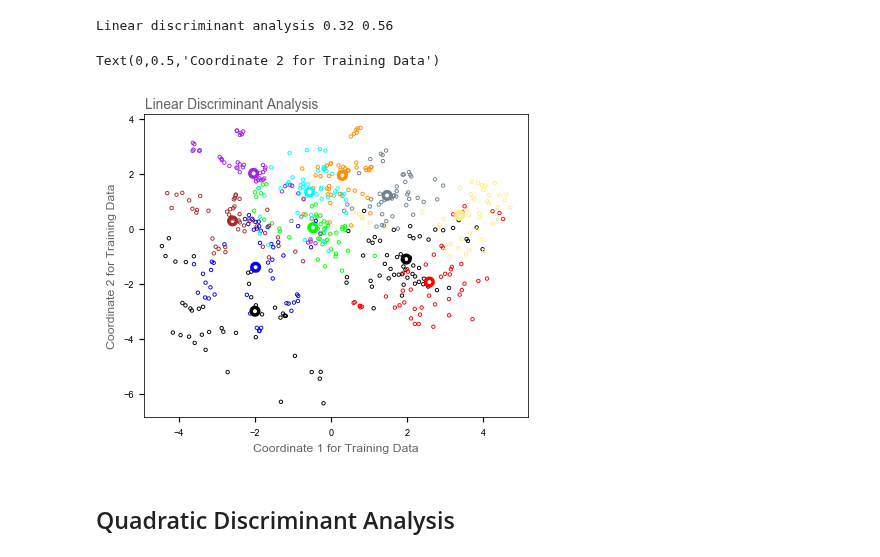
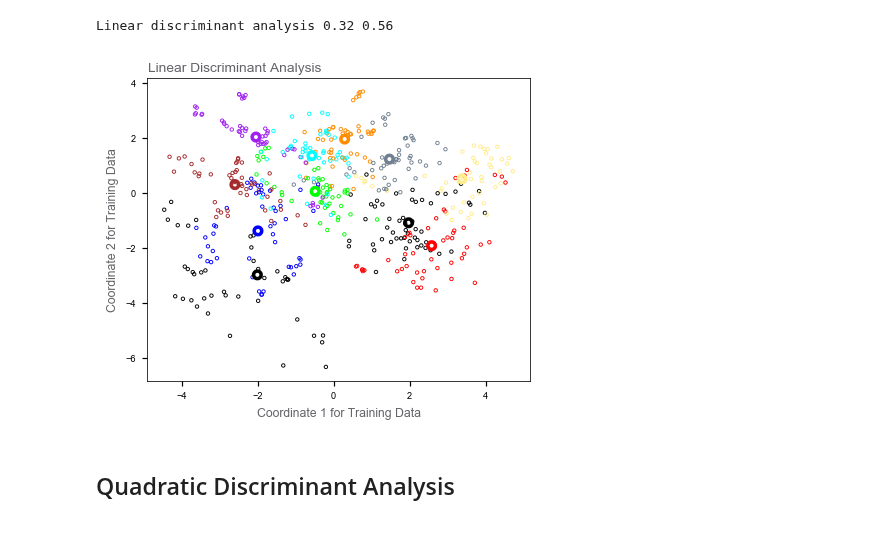
Before and after one commit to empathy87/The-Elements-of-Statistical-Learning-Python-Notebooks, a Jupyter notebook: examples/Vowel.ipynb, the cells around one changed output. Cells and saved outputs as stored; diff of their text form; code cells hidden in the pictures.

```diff
--- a/examples/Vowel.ipynb
+++ b/examples/Vowel.ipynb
@@ -63,30 +101,29 @@ Linear discriminant analysis 0.32 0.56
 # %%
 # PAGE 107. Figure 4.4. A two-dimensional plot of the vowel training data. There are
 #           eleven classes with X in R^10, and this is the best view in terms of LDA model
 #           (Section 4.3.3). The heavy circles are the projected means vectors for each
 #           classes. The class overlap is considerable.
 X_r = lda.transform(X_train)
 means = lda.transform(lda.means_)
 
 # configure plot font family to Arial
 plt.rcParams['font.family'] = 'Arial'
 plt.rcParams['axes.linewidth'] = 0.5
-GRAY4 = '#646369'
+BLUE, ORANGE, GRAY1, GRAY4 = '#57B5E8', '#E69E00', '#231F20', '#646369'
 colors = np.array(['#000000', '#0000FF', '#A52A2A', '#A020F0', '#FF8C00', '#00FFFF',
                    '#708090', '#FFEC8B', '#000000', '#FF0000', '#00FF00'])
 fig, ax1 = plt.subplots(figsize=(4.5, 3.65), dpi=110)
 ax1.scatter(X_r[:, 0], X_r[:, 1], facecolors='none', edgecolors=colors[y_train],
             s=5, linewidth=0.6)
 ax1.scatter(means[:, 0], means[:, 1], facecolors='none', edgecolors=colors,
             s=5, linewidth=5)
 for i in ax1.get_yticklabels() + ax1.get_xticklabels():
     i.set_fontsize(6)
 ax1.text(-4.89, 4.4, 'Linear Discriminant Analysis', color=GRAY4, fontsize=9)
 ax1.set_xlabel('Coordinate 1 for Training Data', color=GRAY4, fontsize=8)
-ax1.set_ylabel('Coordinate 2 for Training Data', color=GRAY4, fontsize=8)
+_ = ax1.set_ylabel('Coordinate 2 for Training Data', color=GRAY4, fontsize=8)
 # %% [output]
-Text(0,0.5,'Coordinate 2 for Training Data')
-[figure, old version]
+[figure, new version]
 # %% [markdown]
 <h2>Quadratic Discriminant Analysis</h2>
 # %%
```
Also changed, not shown: parts of 15 cells of this notebook.
